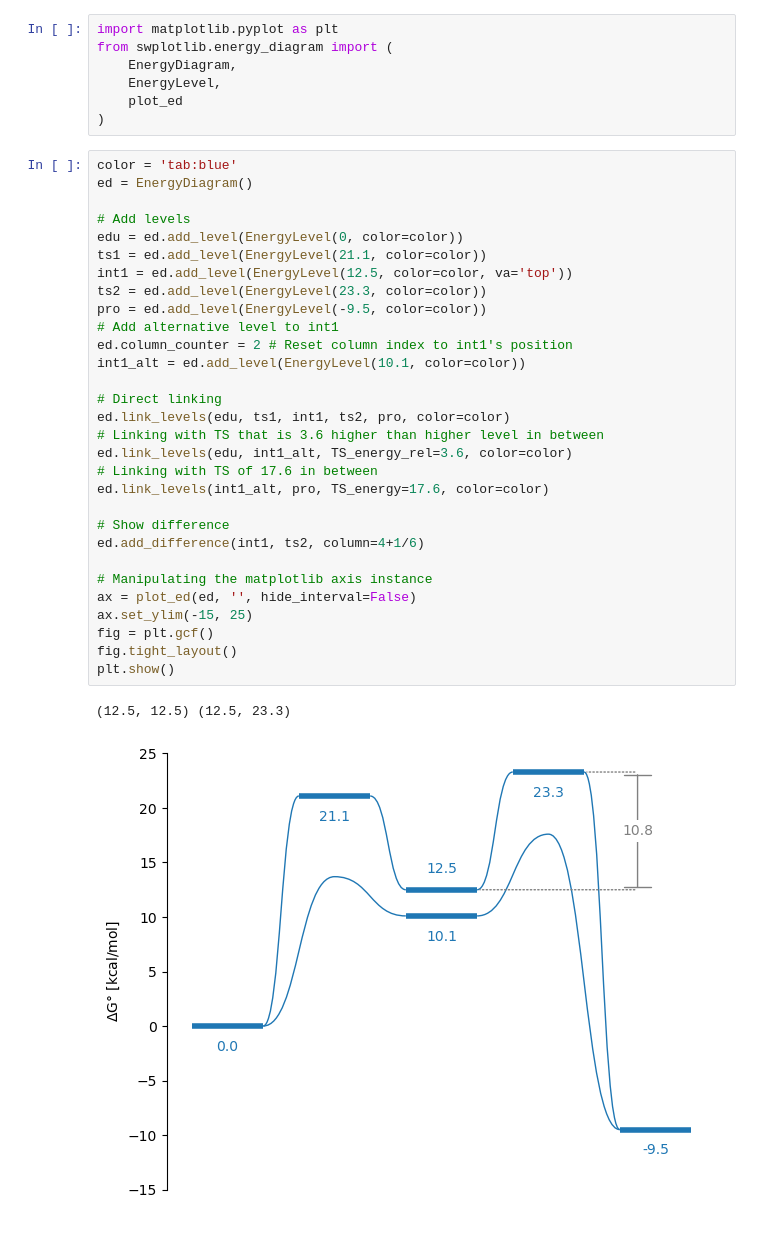
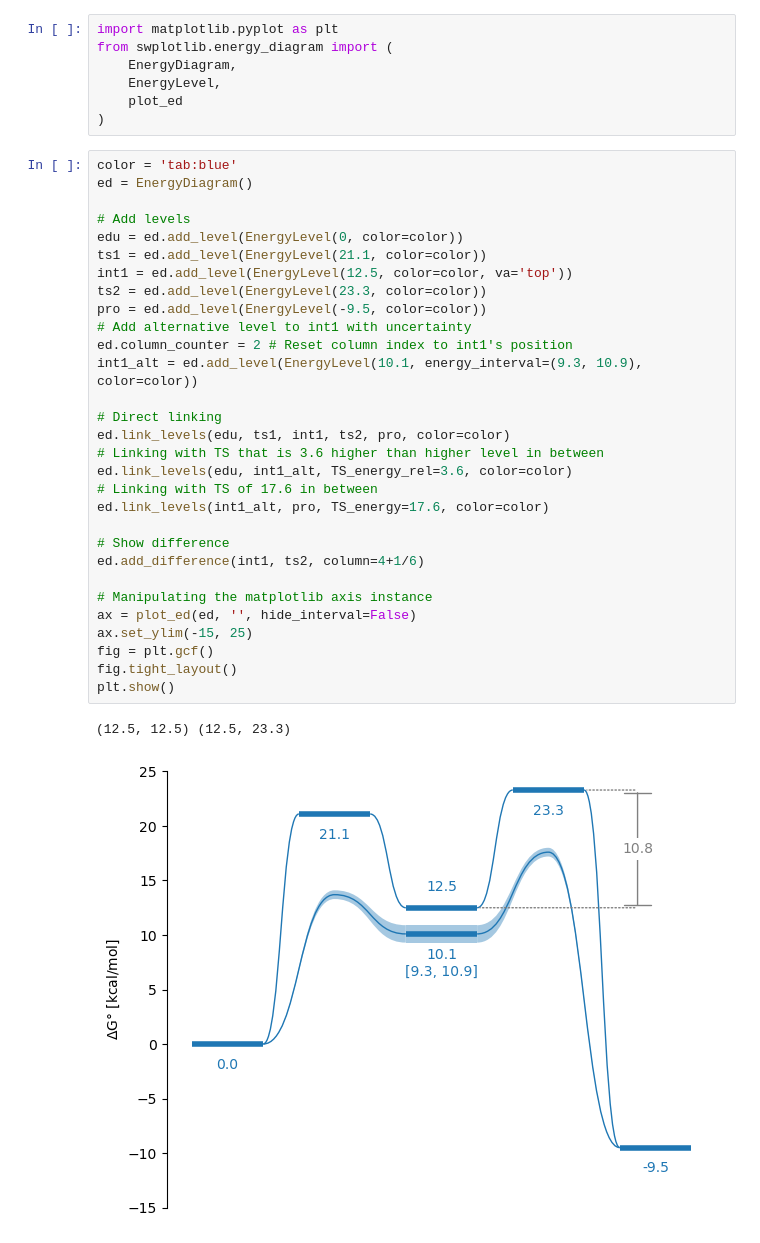
Before and after one commit to SebastianWellig/swplotlib, a Jupyter notebook: examples/simple-ed-plot.ipynb, the cells around one changed output. Cells and saved outputs as stored; diff of their text form.

Commit message:
Add energy interval to example

```diff
--- a/examples/simple-ed-plot.ipynb
+++ b/examples/simple-ed-plot.ipynb
@@ -8,33 +8,33 @@ from swplotlib.energy_diagram import (
 # %%
 color = 'tab:blue'
 ed = EnergyDiagram()
 
 # Add levels
 edu = ed.add_level(EnergyLevel(0, color=color))
 ts1 = ed.add_level(EnergyLevel(21.1, color=color))
 int1 = ed.add_level(EnergyLevel(12.5, color=color, va='top'))
 ts2 = ed.add_level(EnergyLevel(23.3, color=color))
 pro = ed.add_level(EnergyLevel(-9.5, color=color))
-# Add alternative level to int1
+# Add alternative level to int1 with uncertainty
 ed.column_counter = 2 # Reset column index to int1's position
-int1_alt = ed.add_level(EnergyLevel(10.1, color=color))
+int1_alt = ed.add_level(EnergyLevel(10.1, energy_interval=(9.3, 10.9), color=color))
 
 # Direct linking
 ed.link_levels(edu, ts1, int1, ts2, pro, color=color)
 # Linking with TS that is 3.6 higher than higher level in between
 ed.link_levels(edu, int1_alt, TS_energy_rel=3.6, color=color)
 # Linking with TS of 17.6 in between
 ed.link_levels(int1_alt, pro, TS_energy=17.6, color=color)
 
 # Show difference
 ed.add_difference(int1, ts2, column=4+1/6)
 
 # Manipulating the matplotlib axis instance
 ax = plot_ed(ed, '', hide_interval=False)
 ax.set_ylim(-15, 25)
 fig = plt.gcf()
 fig.tight_layout()
 plt.show()
 # %% [output]
 (12.5, 12.5) (12.5, 23.3)
-[figure, old version]
+[figure, new version]
```
